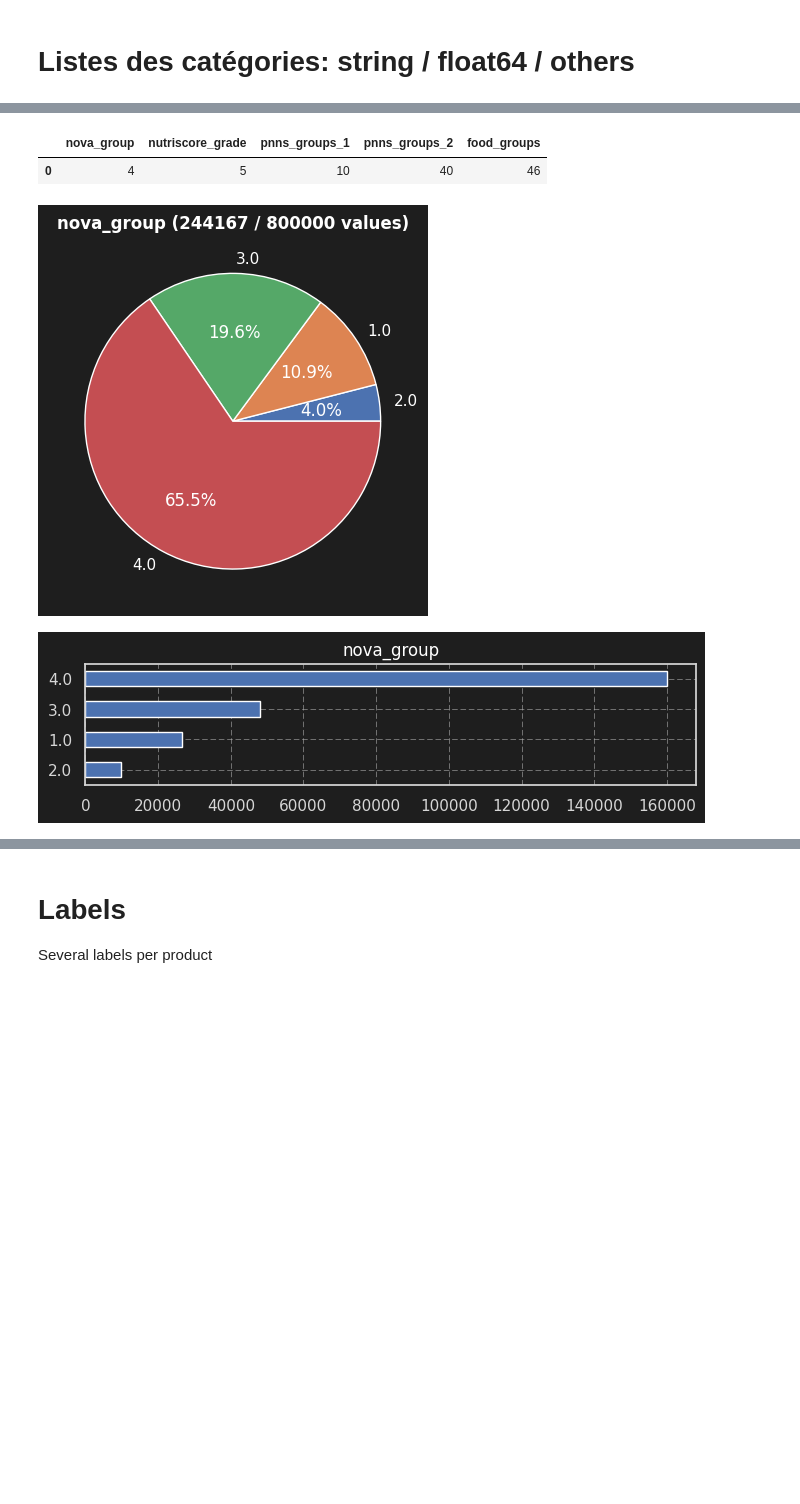
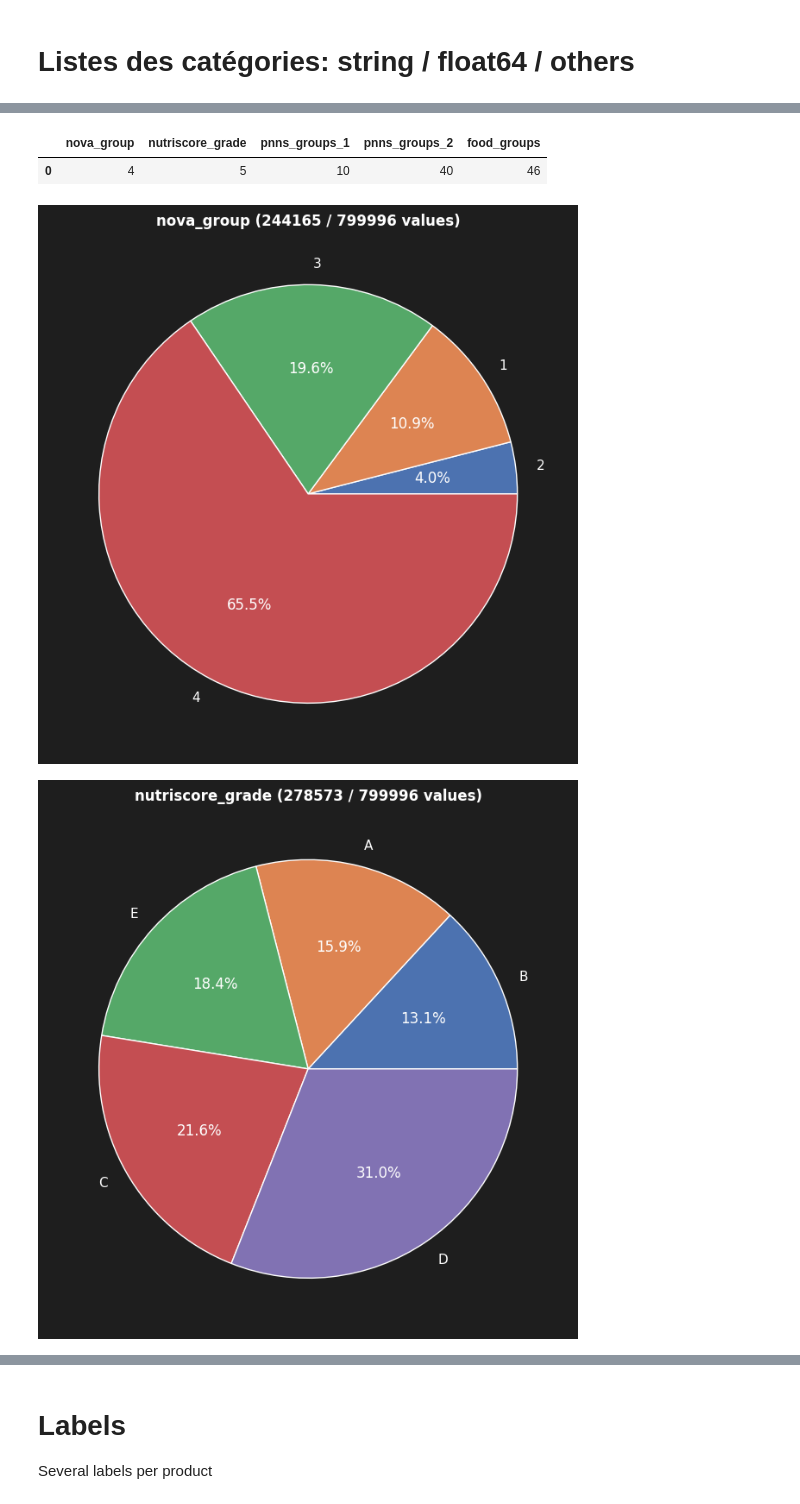
Before and after one commit to Thomas-Durand-Texte/OC-formation-Ingenieur-Machine-Learning, a Jupyter notebook: Projetcs/02_FoodFacts/nettoyage.ipynb, the cells around one changed output, grey strips where cells are left out. Saved outputs shown, nothing was run; the diff lists cells and outputs as text; code cells hidden in the pictures; blank space fills up the shorter version.

```diff
--- a/Projetcs/02_FoodFacts/nettoyage.ipynb
+++ b/Projetcs/02_FoodFacts/nettoyage.ipynb
@@ -283,20 +273,29 @@ others categories: ['code', 'creator', 'created_t', 'created_datetime', 'last_mo
 # %%
 string_catergories_to_value_count = ['nova_group', 'nutriscore_grade', 'pnns_groups_1', 'pnns_groups_2', 'food_groups']
 
+# Modification of categories (nitriscore_grade -> upper, nova_group -> int)
+data['nutriscore_grade'] = data['nutriscore_grade'].cat.rename_categories( {cat:cat.upper() for cat in data['nutriscore_grade'].cat.categories} )
+data['nova_group'] = data['nova_group'].cat.rename_categories( {cat:int(float(cat)) for cat in data['nova_group'].cat.categories} )
 
 # lower all string
 for key in string_catergories_to_value_count:
-    print(key, data[key].dtype.kind)
+    print('\n', key, data[key].dtype.kind)
     # if data[key].dtype.kind != 'O': continue # Check if dtyp is object
-    if not pd.api.types.is_string_dtype( data[key].dtype ): continue
+    # if not pd.api.types.is_string_dtype( data[key].dtype ): continue
+    if data[key].dtype != 'object': continue
     data[key] = data[key].str.lower()
 
 # replace 'unknown' to NaN
 data.replace( {'pnns_groups_1':'unknown', 'pnns_groups_2':'unknown'}, np.nan, inplace=True )
+data.replace( { 'pnns_groups_1':{'unknown':np.nan},
+                'pnns_groups_2':{'unknown':np.nan} }, inplace=True )
+
+# replace "en:" and "-" in food_groups to improve readability
+data['food_groups'] = data['food_groups'].str.replace( 'en:' , '' , regex=False )
+data['food_groups'] = data['food_groups'].str.replace( '-', ' ' , regex=False )
 
 # astype category
-data[string_catergories_to_value_count] = data[string_catergories_to_value_count].astype('category')
-
+# data[string_catergories_to_value_count] = data[string_catergories_to_value_count].astype('category')
 
 for key in string_catergories_to_value_count:
     print('\n', key, data.dtypes[key])
@@ -306,5 +305,6 @@ for key in string_catergories_to_value_count:
         print(value )
         i += 1
         if i == 10: break
+
 dico_value_counts = { key: data[key].value_counts().sort_values() for key in string_catergories_to_value_count }
 # %% [output]
@@ -328,38 +328,48 @@ en:poultry
 # %%
 data_value_counts = pd.DataFrame( {key:[len(dico_value_counts[key])] for key in string_catergories_to_value_count} )
 display(data_value_counts)
 # data_value_counts.plot( kind='bar' )
 
 # print('min counts', data_value_counts.iloc[0,:].min() )
 
+n_lim_categories = 20
 for key in string_catergories_to_value_count:
-    if data_value_counts[key][0] > 50: continue
-    n_sum = dico_value_counts[key].sum()
-    fig, ax = plt.subplots()
-    pd.Series( dico_value_counts[key] ).plot( kind='pie' , ax=ax, autopct='%.1f%%' )
+    sr_plot = dico_value_counts[key]
+    n_sum = sr_plot.sum()
+
+    if dico_value_counts[key].size > n_lim_categories:
+        sr_plot = sr_plot.sort_values( ascending=False )
+        sr_plot = pd.concat( [sr_plot[:n_lim_categories],
+                                pd.Series( [sr_plot[n_lim_categories:].sum()] , index=['others'] ),
+                             ] )
+
+
+    fig, ax = plt.subplots( figsize=(20*cm,20*cm))
+    # pd.Series( sr_plot.sort_index( ascending=True ) ).plot( kind='pie' , ax=ax, autopct='%.1f%%' )
+    pd.Series( sr_plot.sort_values( ascending=True ) ).plot( kind='pie' , ax=ax, autopct='%.1f%%' )
     ax.set_title( '{:} ({:} / {:} values)'.format( key, n_sum, n), weight='bold')
     ax.set_ylabel('')
 
-    fig, ax = plt.subplots( figsize=(20*cm, 10*cm*(data_value_counts[key][0]/10)) )
-    pd.Series( dico_value_counts[key] ).plot( kind='barh' , ax=ax )
-    ax.set_title(key)
+    # fig, ax = plt.subplots( figsize=(20*cm, 10*cm*(data_value_counts[key][0]/10)) )
+    # pd.Series( dico_value_counts[key] ).plot( kind='barh' , ax=ax )
+    # ax.set_title(key)
 
 if False: # barplot
     cat_pos = np.arange( len(string_catergories_to_value_count) )
     print(cat_pos)
     fig, ax = plt.subplots( figsize=(20*cm,10*cm))
     if True: # horizontal
         ax.bar( cat_pos, data_value_counts.iloc[0,:] , align='center')
         ax.set_xticks(cat_pos, labels=string_catergories_to_value_count)
     else:
         ax.barh( cat_pos, data_value_counts.iloc[0,:] , align='center')
         ax.set_yticks(cat_pos, labels=string_catergories_to_value_count)
         ax.invert_yaxis()  # labels read top-to-bottom
 
     fig.tight_layout()
     del cat_pos
 # %% [output]
 |  | nova_group | nutriscore_grade | pnns_groups_1 | pnns_groups_2 | food_groups |
 | 0 | 4 | 5 | 10 | 40 | 46 |
-[figure, old version]
+[figure, new version]
-[figure, old version]
+[figure, new version]
```
Also changed, not shown: parts of 27 cells of this notebook.
